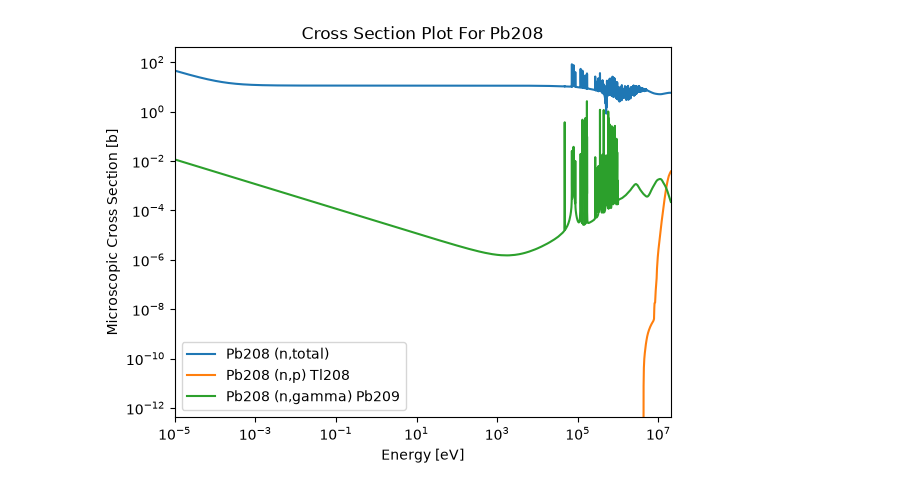
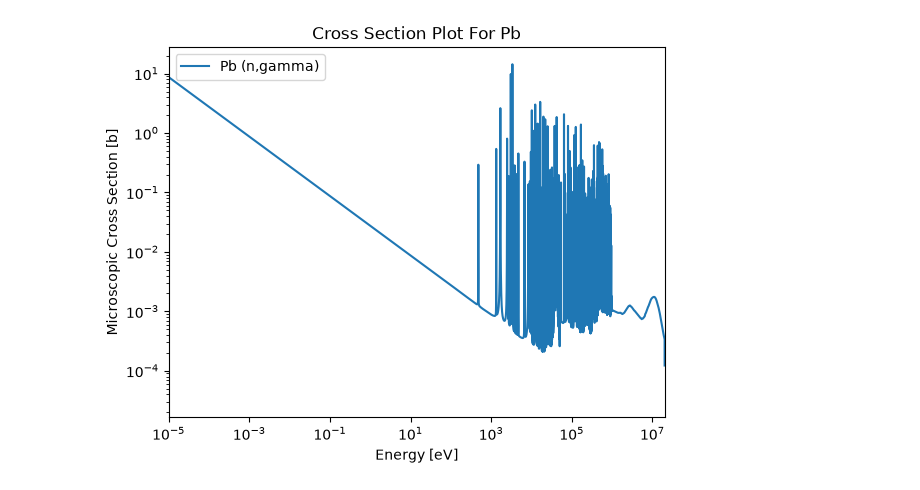
Before and after one commit to johvincau/mcnp-primer-to-openmc, a Jupyter notebook: ex41_residual_nuclei_tally.ipynb, the cells around one changed output. Saved outputs shown, nothing was run; the diff lists cells and outputs as text; code cells hidden in the pictures.

```diff
--- a/ex41_residual_nuclei_tally.ipynb
+++ b/ex41_residual_nuclei_tally.ipynb
@@ -63,14 +63,14 @@ Just to make sure that we do get some
 # %%
 import matplotlib.pyplot as plt
 
 fig = openmc.plotter.plot_xs(
     reactions = {
-        'Pb208': ['(n,total)','(n,p)','(n,gamma)'],
+        'Pb': ['(n,gamma)']
     }
 )
 plt.show()
 # %% [output]
-[figure, old version]
+[figure, new version]
 # %%
 settings = openmc.Settings()
 settings.run_mode='fixed source'
```
Also changed, not shown: parts of 11 cells of this notebook, 15 other files.
